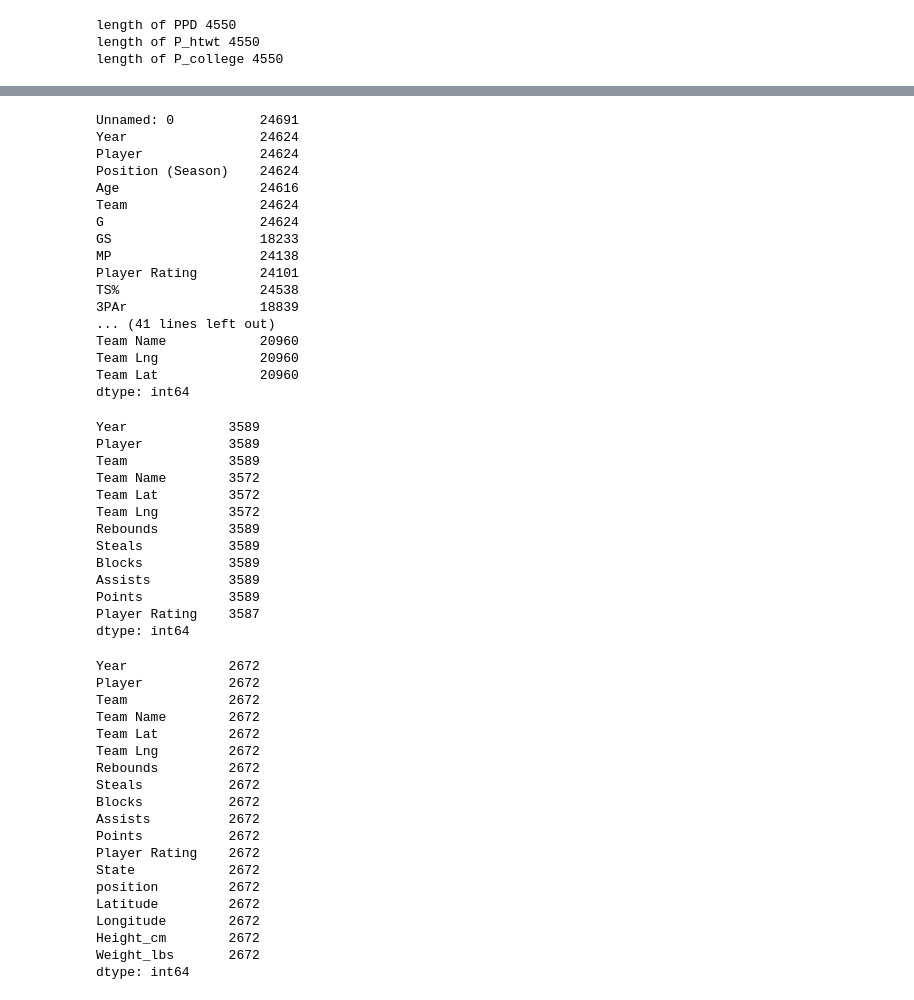
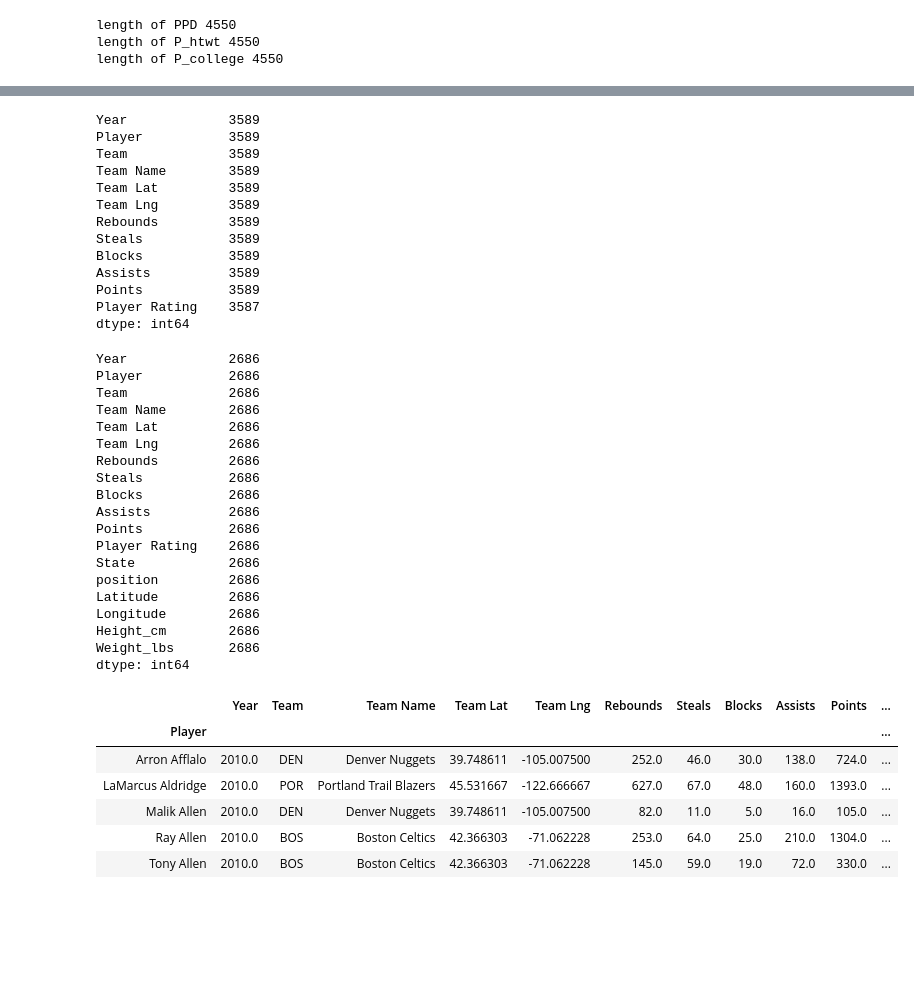
Before and after one commit to JordonNes/ETL, a Jupyter notebook: ETL_Project.ipynb, the cells around one changed output, grey strips where cells are left out. Cells and saved outputs as stored; diff of their text form; code cells hidden in the pictures; blank space fills up the shorter version.

```diff
--- a/ETL_Project.ipynb
+++ b/ETL_Project.ipynb
@@ -90,7 +87,8 @@ new_columns = [
 PP= Player_Profile_Dirty[new_columns]
 # Renames Columns
 PPD = PP.rename(columns={
-    'birth_state':'State',})
+    'birth_state':'State',
+    'position':'Position(career)'})
 print('length of PPD', len(PPD))
 
 
@@ -257,7 +219,6 @@ stats_season = pd.read_csv(Season_stats)
 
 dirty_stats = stats_season.rename(columns={
     'Tm': 'Team',
-    'Pos':'Position (Season)',
     'TRB':'Rebounds',
     'STL':'Steals',
     'BLK':'Blocks',
@@ -267,25 +228,7 @@ dirty_stats = stats_season.rename(columns={
 # dirty_stats
 # %%
 season_stats = pd.merge(dirty_stats, Team_LL, how='left', on=["Team","Team"])
-season_stats.count()
+# season_stats.count()
-# %% [output]
-Unnamed: 0           24691
-Year                 24624
-Player               24624
-Position (Season)    24624
-Age                  24616
-Team                 24624
-G                    24624
-GS                   18233
-MP                   24138
-Player Rating        24101
-TS%                  24538
-3PAr                 18839
-... (41 lines left out)
-Team Name            20960
-Team Lng             20960
-Team Lat             20960
-dtype: int64
 # %%
 # Select only the Columns that are needed.
 
@@ -301,7 +244,8 @@ new_columns = [
     'Blocks',
     'Assists',
     'Points',
-    'Player Rating']
+    'Player Rating'
+]
 stats_col= season_stats[new_columns]
 # stats_col
 # %%
@@ -309,13 +253,14 @@ stats_col= season_stats[new_columns]
 
 STATS = stats_col.loc[(stats_col['Year']>=2010)&(stats_col['Year']<=2015)]
 STATS.count()
+# STATS.to_csv('check.csv')
 # %% [output]
 Year             3589
 Player           3589
 Team             3589
-Team Name        3572
-Team Lat         3572
-Team Lng         3572
+Team Name        3589
+Team Lat         3589
+Team Lng         3589
 Rebounds         3589
 Steals           3589
 Blocks           3589
@@ -330,24 +275,24 @@ NBA = pd.merge(STATS,Player_Profile, how='left', on=["Player","Player"])
 NBA = NBA.dropna(axis = 0, how ='any')
 NBA.count()
 # %% [output]
-Year             2672
-Player           2672
-Team             2672
-Team Name        2672
-Team Lat         2672
-Team Lng         2672
-Rebounds         2672
-Steals           2672
-Blocks           2672
-Assists          2672
-Points           2672
-Player Rating    2672
-State            2672
-position         2672
-Latitude         2672
-Longitude        2672
-Height_cm        2672
-Weight_lbs       2672
+Year             2686
+Player           2686
+Team             2686
+Team Name        2686
+Team Lat         2686
+Team Lng         2686
+Rebounds         2686
+Steals           2686
+Blocks           2686
+Assists          2686
+Points           2686
+Player Rating    2686
+State            2686
+position         2686
+Latitude         2686
+Longitude        2686
+Height_cm        2686
+Weight_lbs       2686
 dtype: int64
 # %%
 # Add the Players Colleges if they attended
@@ -357,4 +302,13 @@ NBAProfile['MapPt'] = pd.Series(3, index=NBAProfile.index)
 # NBAProfile.count()
 # %%
 NBAProfile.set_index("Player", inplace=True)
+NBAProfile.head()
+# %% [output]
+|  | Year | Team | Team Name | Team Lat | Team Lng | Rebounds | Steals | Blocks | Assists | Points | ... |
+| Player |  |  |  |  |  |  |  |  |  |  | ... |
+| Arron Afflalo | 2010.0 | DEN | Denver Nuggets | 39.748611 | -105.007500 | 252.0 | 46.0 | 30.0 | 138.0 | 724.0 | ... |
+| LaMarcus Aldridge | 2010.0 | POR | Portland Trail Blazers | 45.531667 | -122.666667 | 627.0 | 67.0 | 48.0 | 160.0 | 1393.0 | ... |
+| Malik Allen | 2010.0 | DEN | Denver Nuggets | 39.748611 | -105.007500 | 82.0 | 11.0 | 5.0 | 16.0 | 105.0 | ... |
+| Ray Allen | 2010.0 | BOS | Boston Celtics | 42.366303 | -71.062228 | 253.0 | 64.0 | 25.0 | 210.0 | 1304.0 | ... |
+| Tony Allen | 2010.0 | BOS | Boston Celtics | 42.366303 | -71.062228 | 145.0 | 59.0 | 19.0 | 72.0 | 330.0 | ... |
 # %%
```
Also changed, not shown: parts of 13 cells of this notebook, 1 other file.
